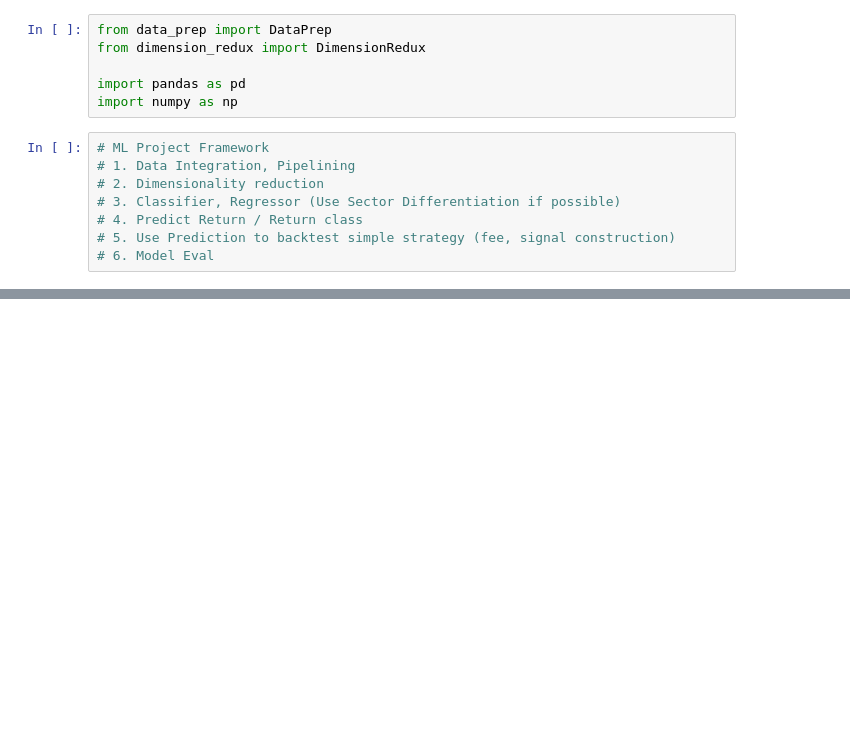
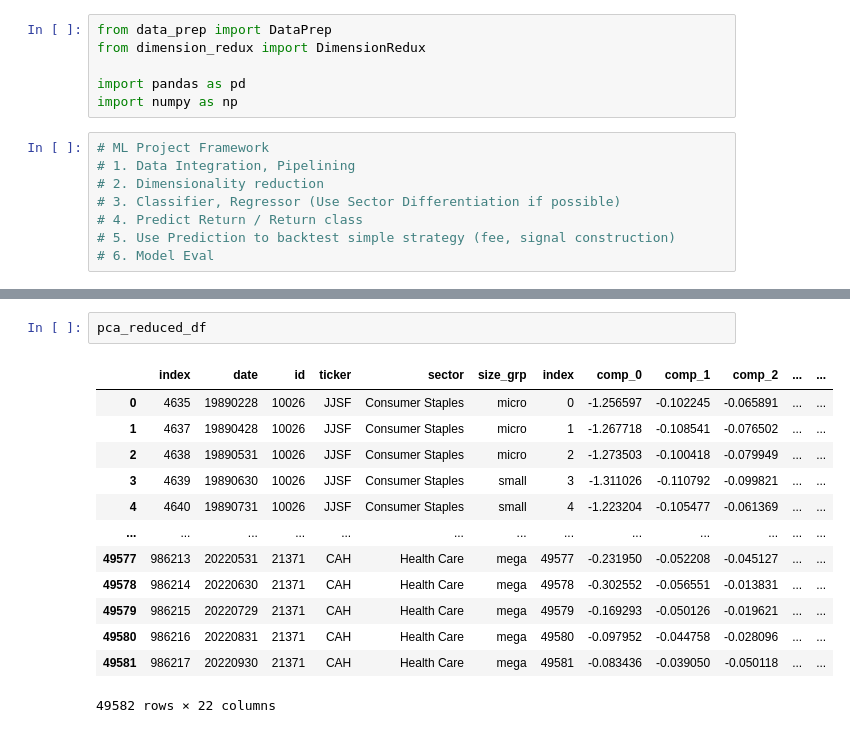
Before and after one commit to pengjin2/ml_project, a Jupyter notebook: dim_redux_results.ipynb, the cells around one changed output, grey strips where cells are left out. Cells and saved outputs as stored; diff of their text form; blank space fills up the shorter version.

```diff
--- a/dim_redux_results.ipynb
+++ b/dim_redux_results.ipynb
@@ -30,3 +29,19 @@ DataFrame size: (237608, 137)
+# %%
+pca_reduced_df
+# %% [output]
+|  | index | date | id | ticker | sector | size_grp | index | comp_0 | comp_1 | comp_2 | ... | ... |
+| 0 | 4635 | 19890228 | 10026 | JJSF | Consumer Staples | micro | 0 | -1.256597 | -0.102245 | -0.065891 | ... | ... |
+| 1 | 4637 | 19890428 | 10026 | JJSF | Consumer Staples | micro | 1 | -1.267718 | -0.108541 | -0.076502 | ... | ... |
+| 2 | 4638 | 19890531 | 10026 | JJSF | Consumer Staples | micro | 2 | -1.273503 | -0.100418 | -0.079949 | ... | ... |
+| 3 | 4639 | 19890630 | 10026 | JJSF | Consumer Staples | small | 3 | -1.311026 | -0.110792 | -0.099821 | ... | ... |
+| 4 | 4640 | 19890731 | 10026 | JJSF | Consumer Staples | small | 4 | -1.223204 | -0.105477 | -0.061369 | ... | ... |
+| ... | ... | ... | ... | ... | ... | ... | ... | ... | ... | ... | ... | ... |
+| 49577 | 986213 | 20220531 | 21371 | CAH | Health Care | mega | 49577 | -0.231950 | -0.052208 | -0.045127 | ... | ... |
+| 49578 | 986214 | 20220630 | 21371 | CAH | Health Care | mega | 49578 | -0.302552 | -0.056551 | -0.013831 | ... | ... |
+| 49579 | 986215 | 20220729 | 21371 | CAH | Health Care | mega | 49579 | -0.169293 | -0.050126 | -0.019621 | ... | ... |
+| 49580 | 986216 | 20220831 | 21371 | CAH | Health Care | mega | 49580 | -0.097952 | -0.044758 | -0.028096 | ... | ... |
+| 49581 | 986217 | 20220930 | 21371 | CAH | Health Care | mega | 49581 | -0.083436 | -0.039050 | -0.050118 | ... | ... |
+49582 rows × 22 columns
 # %%
 # LDA
 lda_reduced_df = dr_obj.lda_fit()
```
Also changed, not shown: parts of 5 cells of this notebook, 6 other files.
